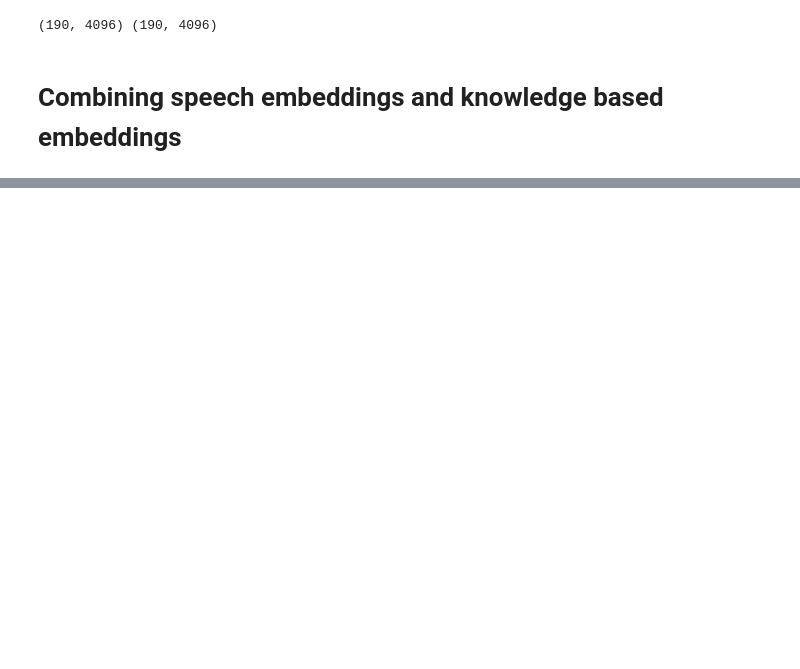
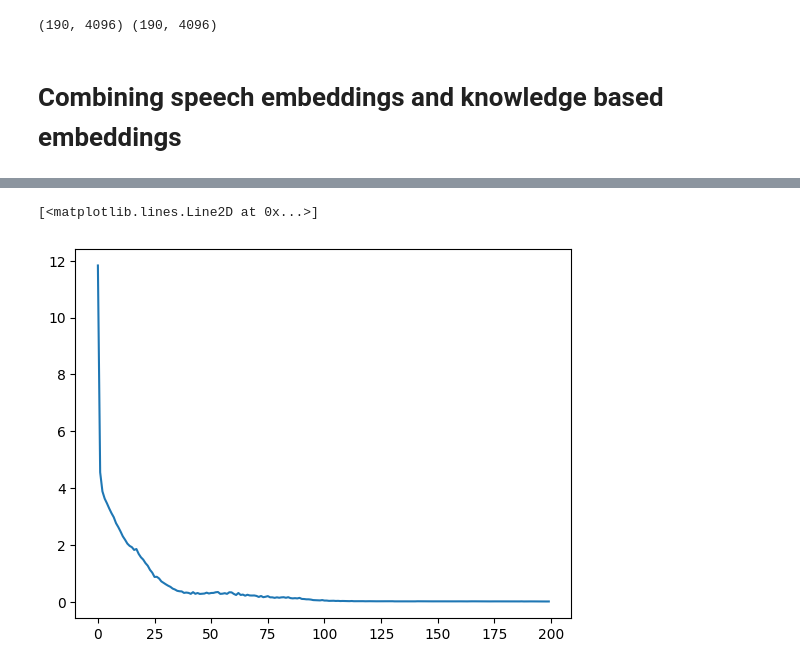
Before and after one commit to IWonderTheFirst/mun, a Jupyter notebook: policy.ipynb, the cells around one changed output, grey strips where cells are left out. Cells and saved outputs as stored; diff of their text form; code cells hidden in the pictures; blank space fills up the shorter version.

```diff
--- a/policy.ipynb
+++ b/policy.ipynb
@@ -194,3 +208,9 @@ topic_consistency = cosine_similarity(av_vec.reshape(1, -1), or_encode.reshape(1
+# %%
+df = pd.read_csv("/kaggle/input/better-speech-embeddings/country_embeddings_optimized.csv").transpose()
+df2 = pd.read_csv("/kaggle/input/2-hour-speech-embedding-average-5200-speeches/my_file.csv")
+df.columns = df2.columns
+df.drop('Unnamed: 0', inplace=True)
+df.index = range(0, 4096)
 # %%
 import networkx as nx
 from itertools import combinations
@@ -317,6 +312,3 @@ data.head()
 # %%
 # df = pd.DataFrame(country_to_embedding)
 # df.to_csv("/kaggle/working/my_file.csv", index=False)
-# %%
-df = pd.read_csv("/kaggle/input/2-hour-speech-embedding-average-5200-speeches/my_file.csv")
-df
@@ -422,6 +399,6 @@ def contrastive_loss(z1, z2, temperature=0.07):
 # %%
-num_epochs = 50
-
+num_epochs = 200
+history = []
 for epoch in range(num_epochs):
     total_loss = 0
     for speech_batch, graph_batch in dataloader:
@@ -432,10 +409,15 @@ for epoch in range(num_epochs):
 
         loss = contrastive_loss(z_speech, z_graph)
         loss.backward()
+        torch.nn.utils.clip_grad_norm_(
+            list(speech_proj.parameters()) + list(graph_proj.parameters()), max_norm=1.0
+        )
         optimizer.step()
 
         total_loss += loss.item()
-
+    total_loss = total_loss / len(dataloader)
+    history.append(total_loss)
+    scheduler.step()
     if epoch % 10 == 0:
         print(f"Epoch {epoch+1}: Loss = {total_loss:.4f}")
 # %% [output]
@@ -447,3 +444,10 @@ Epoch 41: Loss = 10.7656
+# %%
+import matplotlib.pyplot as plt
+
+plt.plot(history)
+# %% [output]
+[<matplotlib.lines.Line2D at 0x...>]
+[figure, added]
 # %%
 with torch.no_grad():
     speech_aligned = F.normalize(speech_proj(speech_tensor), dim=1)
```
Also changed, not shown: parts of 20 cells of this notebook.
